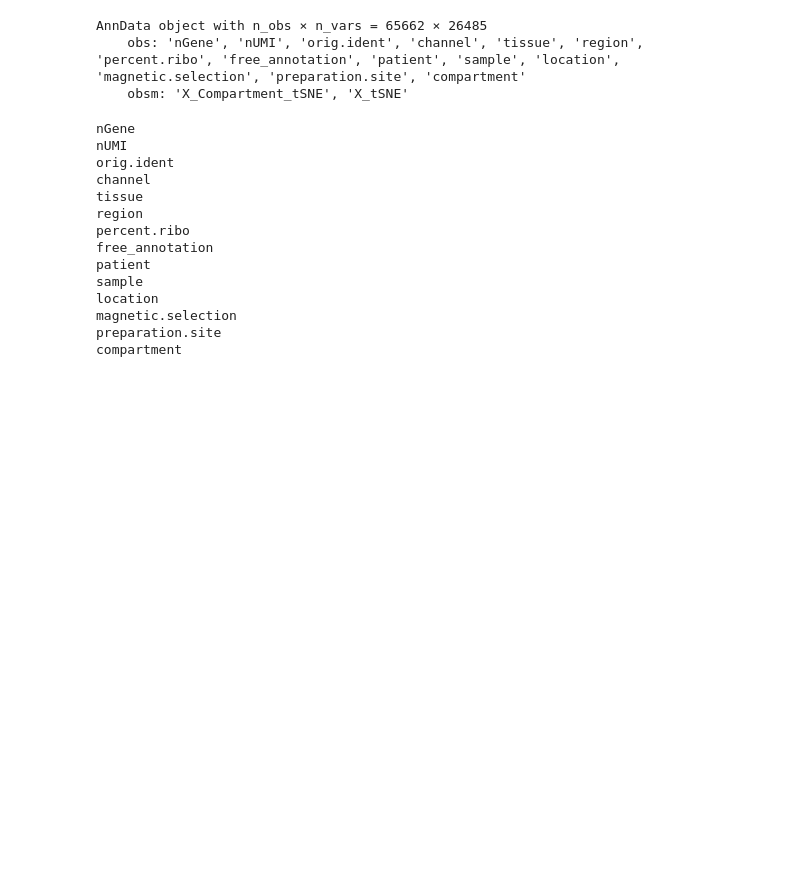
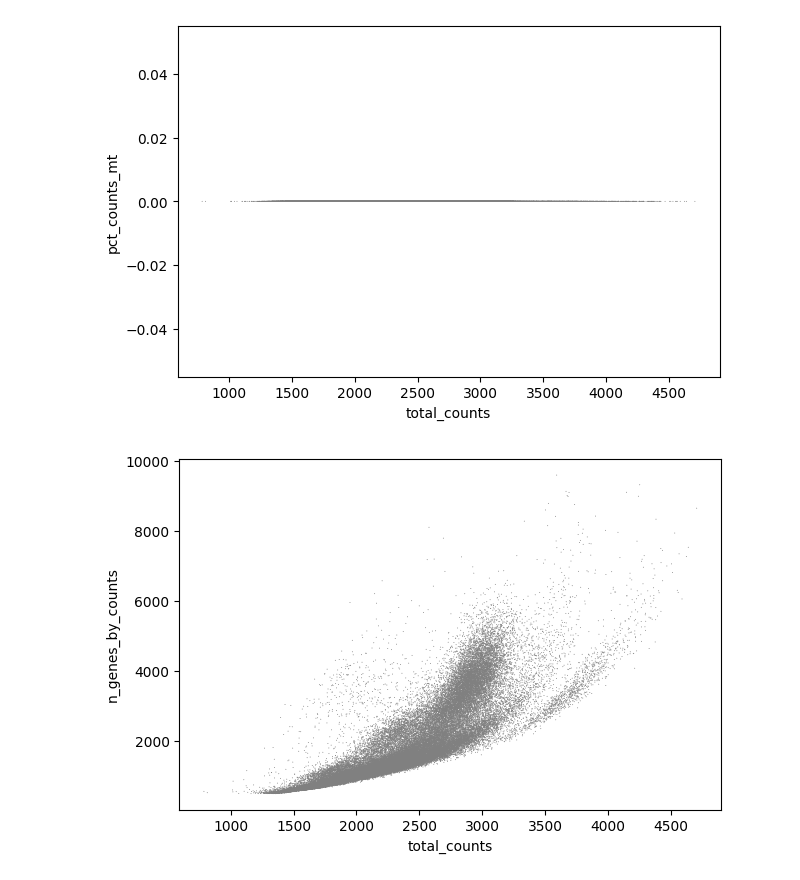
Before and after one commit to archana-b24/sc-spatial-analysis, a Jupyter notebook: initialAnalysis.ipynb, the cells around one changed output. Drawn from its saved outputs; the diff is of its cells as text; code cells hidden in the pictures; blank space fills up the shorter version.

```diff
--- a/initialAnalysis.ipynb
+++ b/initialAnalysis.ipynb
@@ -50,24 +26,0 @@ lungData.obs
-# %%
-lungData
-# %% [output]
-AnnData object with n_obs × n_vars = 65662 × 26485
-    obs: 'nGene', 'nUMI', 'orig.ident', 'channel', 'tissue', 'region', 'percent.ribo', 'free_annotation', 'patient', 'sample', 'location', 'magnetic.selection', 'preparation.site', 'compartment'
-    obsm: 'X_Compartment_tSNE', 'X_tSNE'
-# %%
-for i in lungData.obs.columns:
-    print(i)
-# %% [output]
-nGene
-nUMI
-orig.ident
-channel
-tissue
-region
-percent.ribo
-free_annotation
-patient
-sample
-location
-magnetic.selection
-preparation.site
-compartment
@@ -84,0 +27,6 @@ import synapseclient
+# %%
+sc.pl.scatter(adata, x='total_counts', y='pct_counts_mt')
+sc.pl.scatter(adata, x='total_counts', y='n_genes_by_counts')
+# %% [output]
+[figure, added]
+[figure, added]
```
Also changed, not shown: parts of 23 cells of this notebook, 1 other file.
